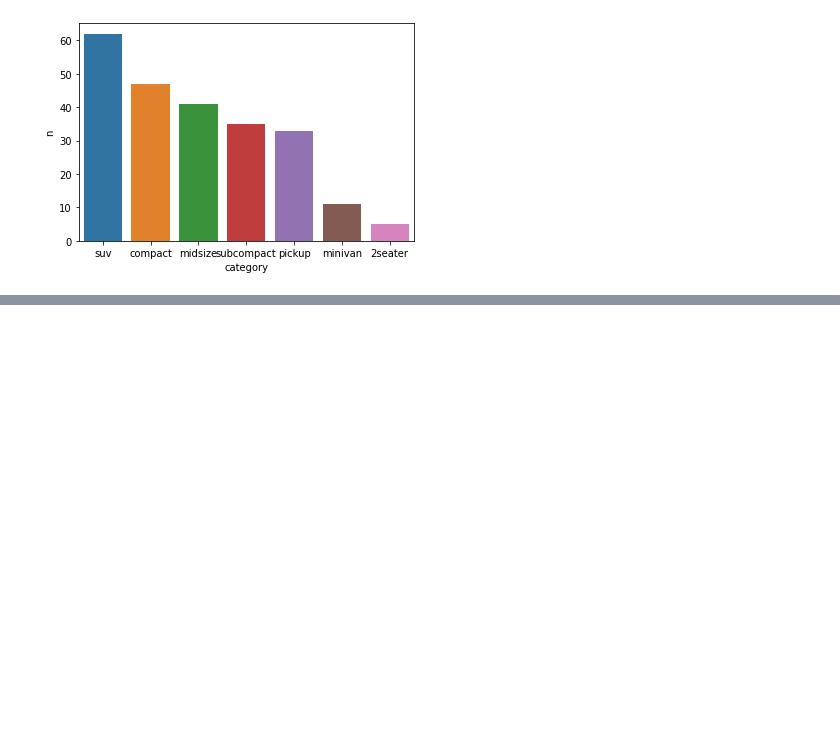
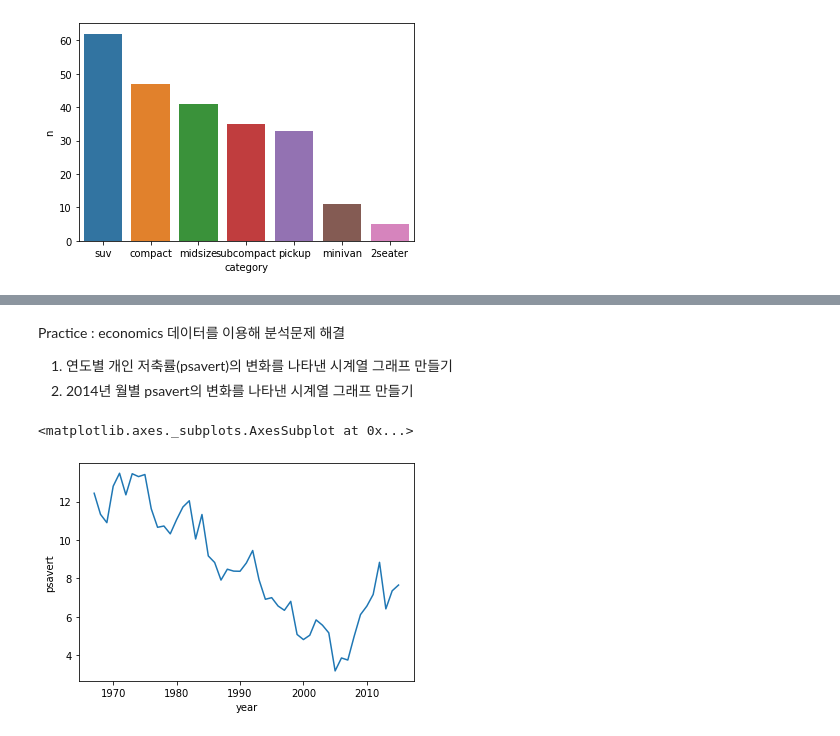
Before and after one commit to Devheun/Data-Analysis, a Jupyter notebook: Making_Graph(Lec8).ipynb, the cells around one changed output, grey strips where cells are left out. Drawn from its saved outputs; the diff is of its cells as text; code cells hidden in the pictures; blank space fills up the shorter version.

```diff
--- a/Making_Graph(Lec8).ipynb
+++ b/Making_Graph(Lec8).ipynb
@@ -142,0 +213,15 @@ sns.barplot(data=df_mpg,x='category',y='n')
+# %% [markdown]
+Practice : economics 데이터를 이용해 분석문제 해결
+
+1. 연도별 개인 저축률(psavert)의 변화를 나타낸 시계열 그래프 만들기
+2. 2014년 월별 psavert의 변화를 나타낸 시계열 그래프 만들기
+# %%
+# Problem 1
+economics=pd.read_csv('economics.csv')
+economics['date2']=pd.to_datetime(economics['date'])
+economics['year']=economics['date2'].dt.year
+
+sns.lineplot(data=economics,x='year',y='psavert',ci=None)
+# %% [output]
+<matplotlib.axes._subplots.AxesSubplot at 0x...>
+[figure, added]
```
Also changed, not shown: parts of 13 cells of this notebook.
